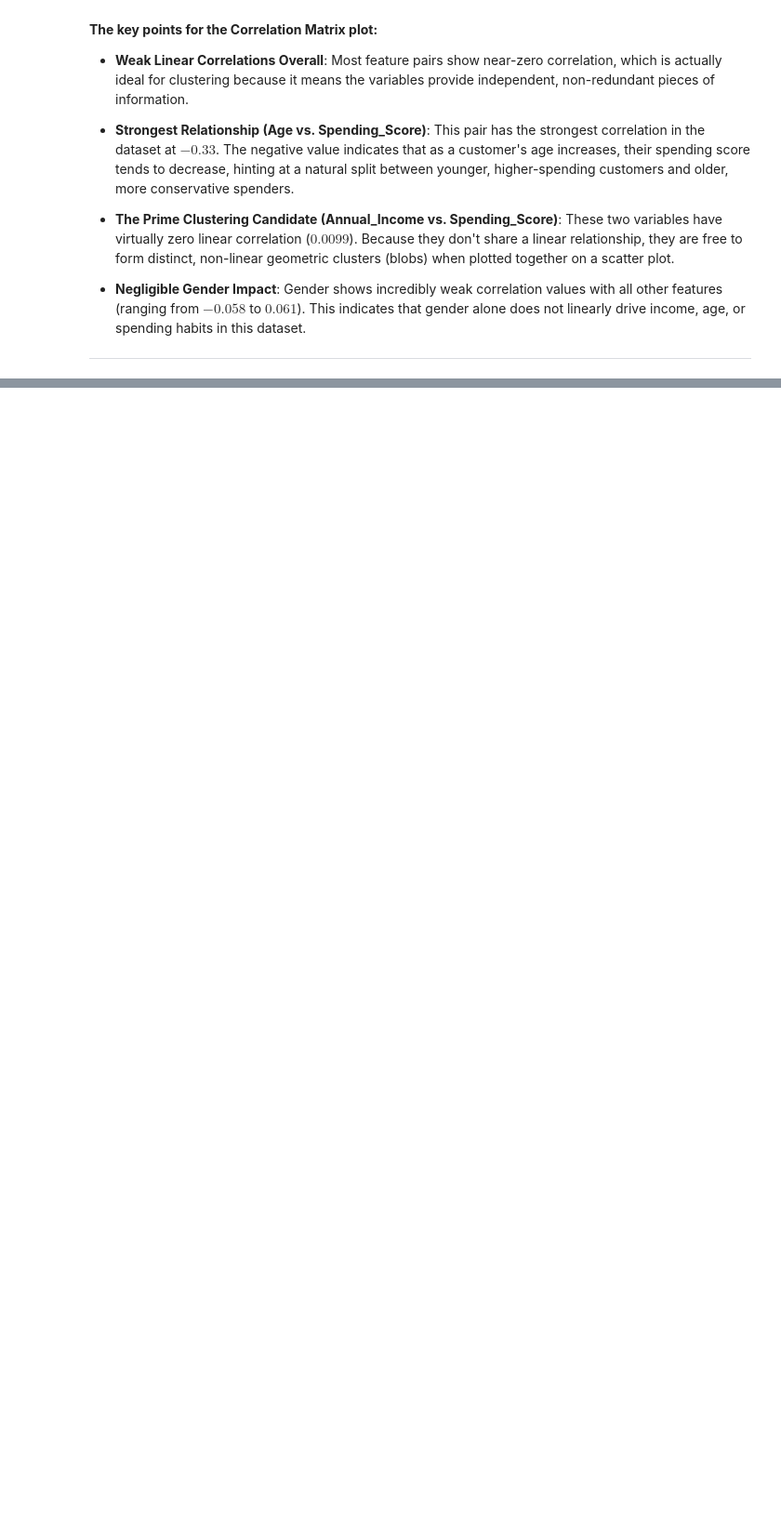
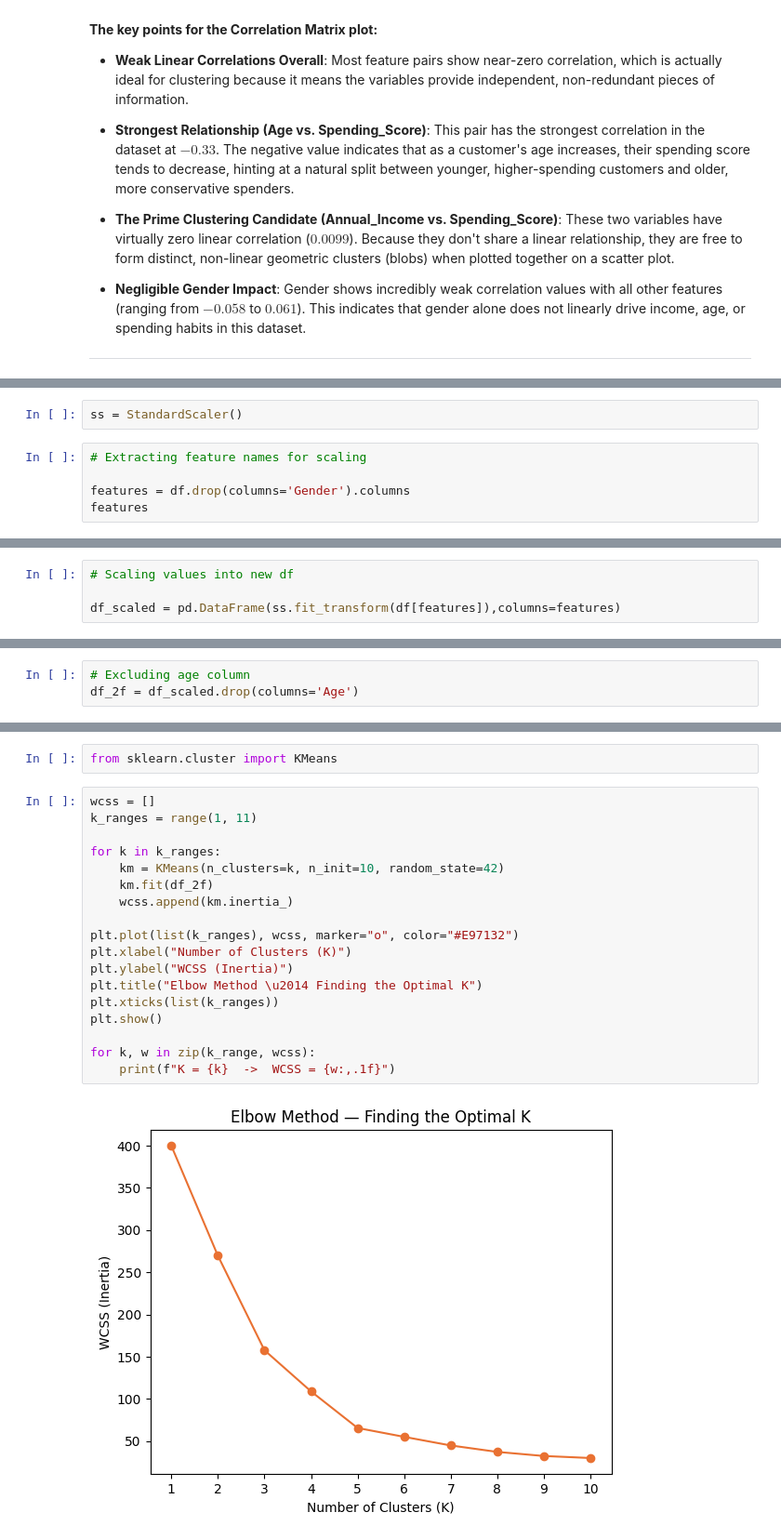
Before and after one commit to Deepvejpara/Mall_Customer_Segmentation, a Jupyter notebook: main.ipynb, the cells around one changed output, grey strips where cells are left out. Shown at 93% size. Cells and saved outputs as stored; diff of their text form; blank space fills up the shorter version.

```diff
--- a/main.ipynb
+++ b/main.ipynb
@@ -163,0 +171,7 @@ plt.show()
+# %%
+ss = StandardScaler()
+# %%
+# Extracting feature names for scaling
+
+features = df.drop(columns='Gender').columns
+features
@@ -163,0 +180,4 @@ plt.show()
+# %%
+# Scaling values into new df
+
+df_scaled = pd.DataFrame(ss.fit_transform(df[features]),columns=features)
@@ -163,0 +186,3 @@ plt.show()
+# %%
+# Excluding age column
+df_2f = df_scaled.drop(columns='Age')
@@ -163,0 +204,22 @@ plt.show()
+# %%
+from sklearn.cluster import KMeans
+# %%
+wcss = []
+k_ranges = range(1, 11)
+
+for k in k_ranges:
+    km = KMeans(n_clusters=k, n_init=10, random_state=42)
+    km.fit(df_2f)
+    wcss.append(km.inertia_)
+
+plt.plot(list(k_ranges), wcss, marker="o", color="#E97132")
+plt.xlabel("Number of Clusters (K)")
+plt.ylabel("WCSS (Inertia)")
+plt.title("Elbow Method \u2014 Finding the Optimal K")
+plt.xticks(list(k_ranges))
+plt.show()
+
+for k, w in zip(k_range, wcss):
+    print(f"K = {k}  ->  WCSS = {w:,.1f}")
+# %% [output]
+[figure, added]
```
Also changed, not shown: parts of 37 cells of this notebook, 2 other files.
